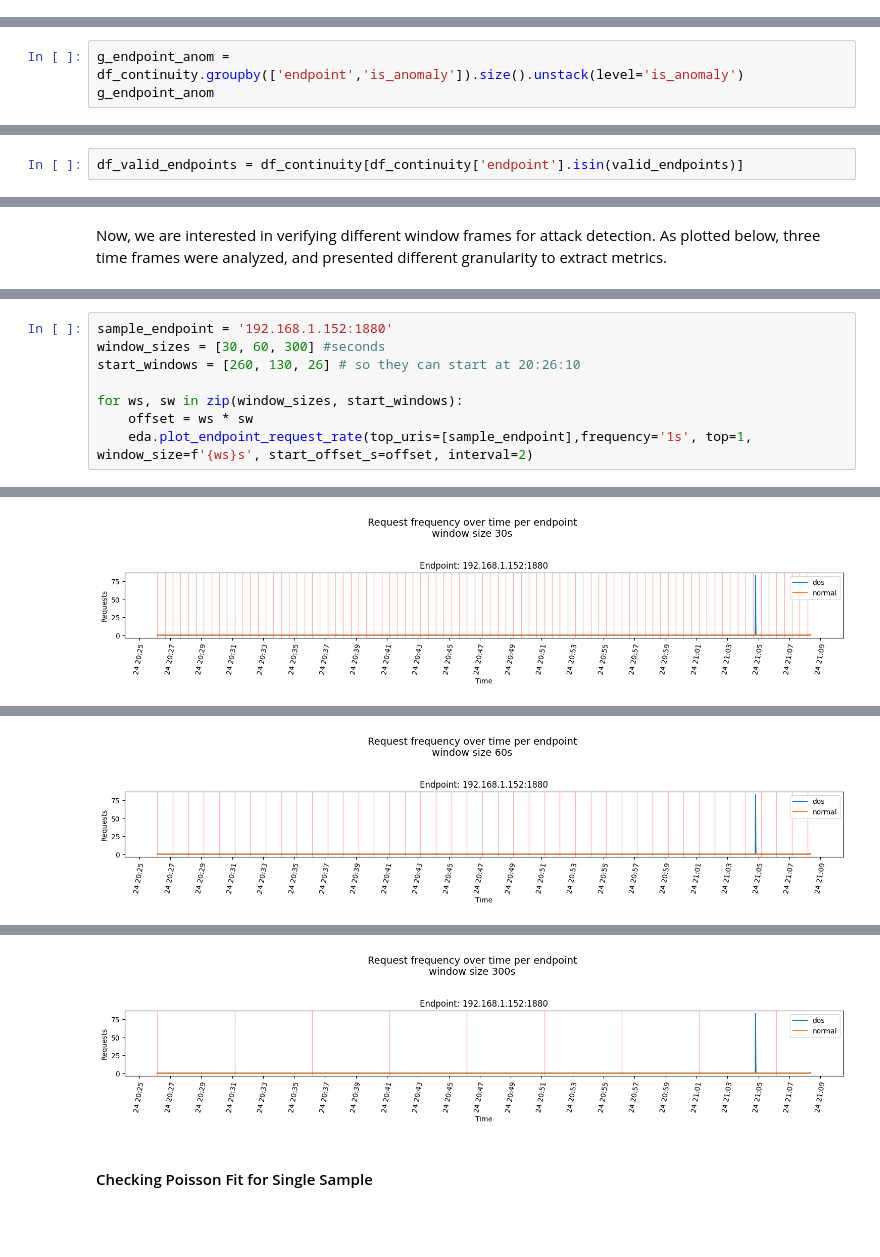
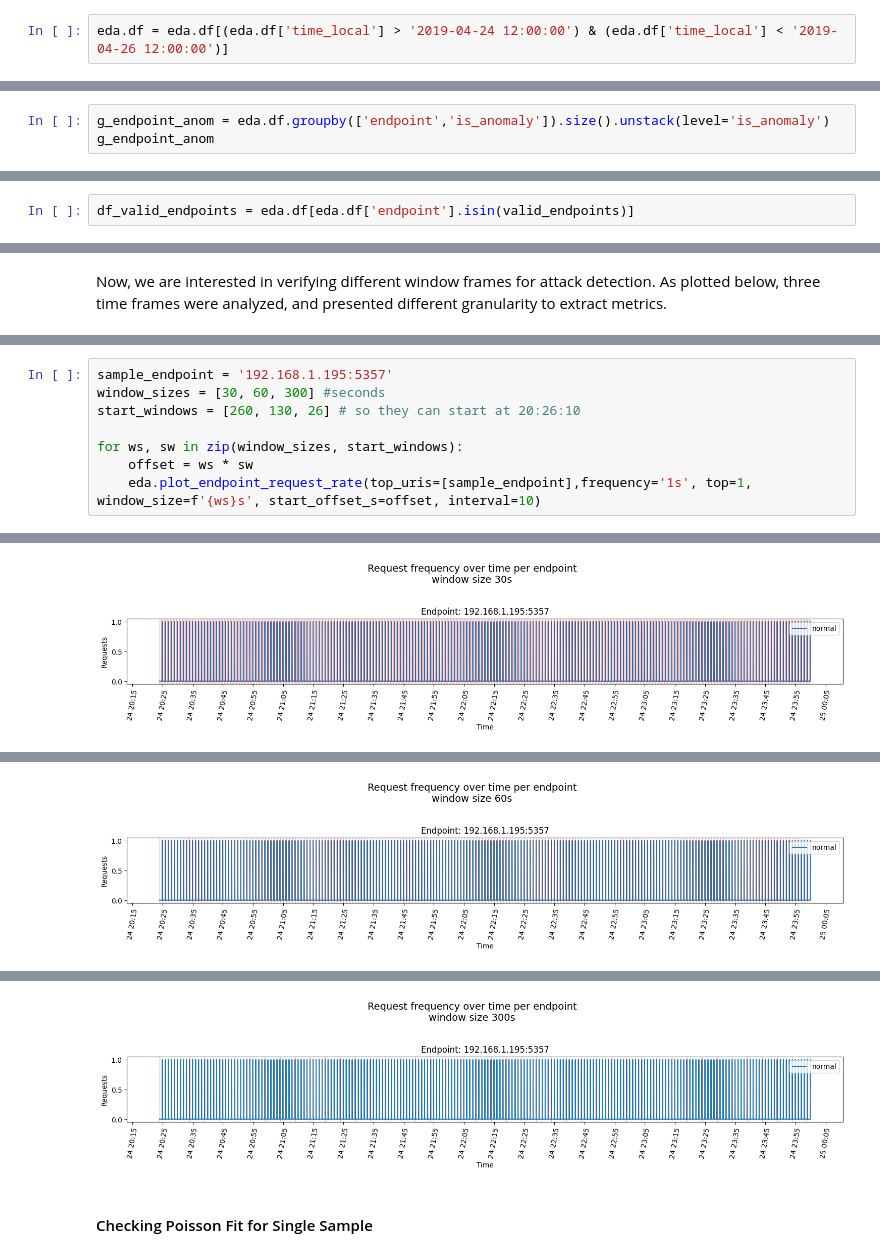
Before and after one commit to lmamede/api-health-monitor, a Jupyter notebook: notebooks/EDA-ToN_IoT.ipynb, the cells around one changed output, grey strips where cells are left out. Drawn from its saved outputs; the diff is of its cells as text; blank space fills up the shorter version.

```diff
--- a/notebooks/EDA-ToN_IoT.ipynb
+++ b/notebooks/EDA-ToN_IoT.ipynb
@@ -240,3 +240,5 @@ It can be noticed when plotting the request evolution by time that, globally, th
 eda = EDA(df_continuity)
 
 eda.plot_global_request_rate('min')
+# %%
+eda.df = eda.df[(eda.df['time_local'] > '2019-04-24 12:00:00') & (eda.df['time_local'] < '2019-04-26 12:00:00')]
@@ -272,7 +276,7 @@ Length: 44, dtype: str
 # %% [markdown]
 Grouping requests by endpoint and is_anomaly, the count of endpoints with no anomaly (0) or with anomaly (1) are tabulated. That way is possible visualize endpoints that do not have any attack (NaN or 0) or few attacks.
 # %%
-g_endpoint_anom = df_continuity.groupby(['endpoint','is_anomaly']).size().unstack(level='is_anomaly')
+g_endpoint_anom = eda.df.groupby(['endpoint','is_anomaly']).size().unstack(level='is_anomaly')
 g_endpoint_anom
 # %% [output]
 | is_anomaly | 0 | 1 |
@@ -327,4 +331,4 @@ eda.plot_endpoint_request_rate(top_uris=valid_endpoints[:9])
 plot_start: 2019-04-24 18:16:00
 [figure]
 # %%
-df_valid_endpoints = df_continuity[df_continuity['endpoint'].isin(valid_endpoints)]
+df_valid_endpoints = eda.df[eda.df['endpoint'].isin(valid_endpoints)]
@@ -356,9 +374,9 @@ eda.df.head()
 # %%
-sample_endpoint = '192.168.1.152:1880'
+sample_endpoint = '192.168.1.195:5357'
 window_sizes = [30, 60, 300] #seconds
 start_windows = [260, 130, 26] # so they can start at 20:26:10
 
 for ws, sw in zip(window_sizes, start_windows):
     offset = ws * sw
-    eda.plot_endpoint_request_rate(top_uris=[sample_endpoint],frequency='1s', top=1, window_size=f'{ws}s', start_offset_s=offset, interval=2)
+    eda.plot_endpoint_request_rate(top_uris=[sample_endpoint],frequency='1s', top=1, window_size=f'{ws}s', start_offset_s=offset, interval=10)
 # %% [output]
@@ -366 +384 @@ plot_start: 2019-04-24 20:26:10
-[figure, old version]
+[figure, new version]
@@ -368 +386 @@ plot_start: 2019-04-24 20:26:10
-[figure, old version]
+[figure, new version]
@@ -370,4 +388,4 @@ plot_start: 2019-04-24 20:26:10
-[figure, old version]
+[figure, new version]
 # %% [markdown]
 #### Checking Poisson Fit for Single Sample
 # %% [markdown]
```
Also changed, not shown: parts of 21 cells of this notebook, 1 other file.
